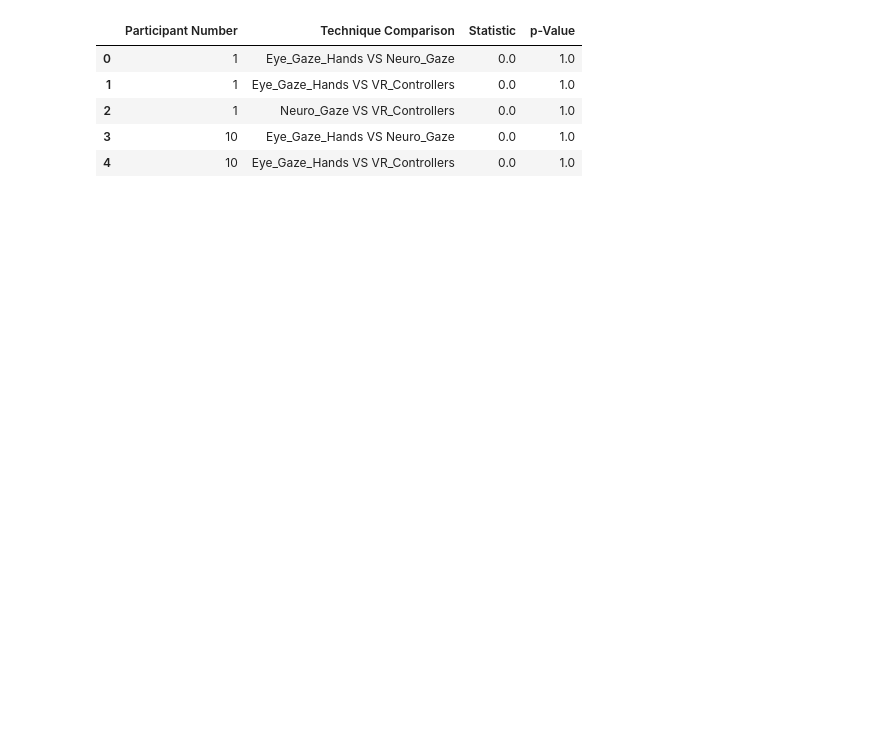
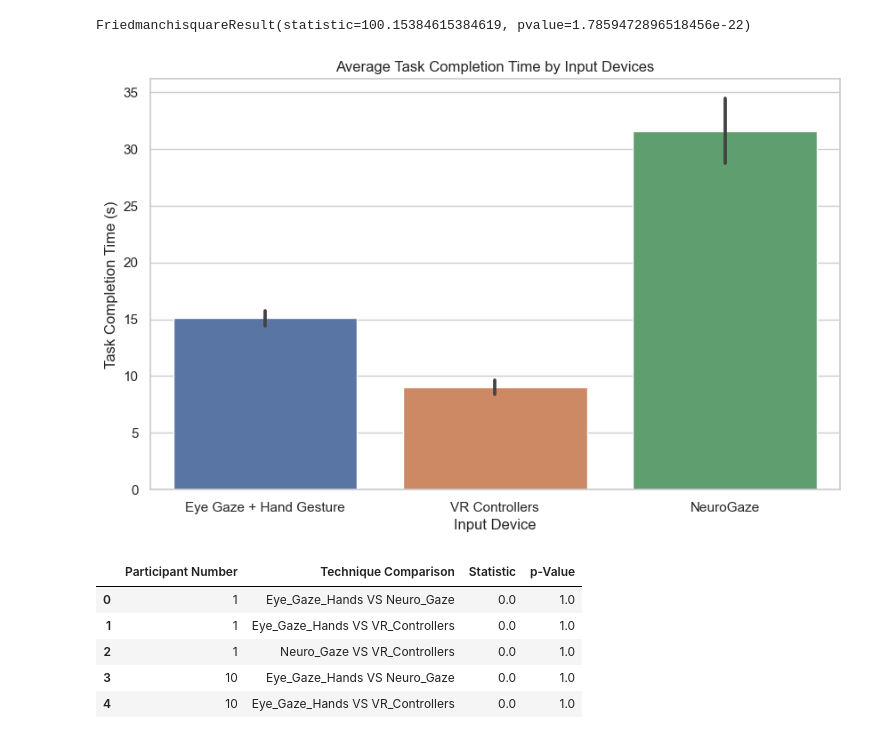
Before and after one commit to Wanyea/NeuroGaze, a Jupyter notebook: Data Analysis/New Evaluation/accuracy_task_eval.ipynb, the cells around one changed output. Drawn from its saved outputs; the diff is of its cells as text; code cells hidden in the pictures; blank space fills up the shorter version.

```diff
--- a/Data Analysis/New Evaluation/accuracy_task_eval.ipynb
+++ b/Data Analysis/New Evaluation/accuracy_task_eval.ipynb
@@ -6,17 +6,3 @@ import matplotlib.pyplot as plt
 import seaborn as sns
 
 from scipy.stats import friedmanchisquare
-# %%
-# I need to perform friedman test on all three coumns in the avg_task_completion_time.csv
-# file. I will use the friedmanchisquare function from the scipy.stats library to perform
-# the test. This function will return the test statistic and the p-value. I will then
-# compare the p-value to the significance level to determine if the null hypothesis can
-# be rejected.
-matplotlib.rcParams['font.family'] = 'Times New Roman'
-# Load the data
-data = pd.read_csv('round_duration.csv')
-
-# Perform the friedman test
-stat = friedmanchisquare(data['Eye_Gaze_Hands'], data['Neuro_Gaze'], data['VR_Controllers'])
-
-print(stat)
@@ -54,3 +63,50 @@ FriedmanchisquareResult(statistic=100.15384615384619, pvalue=1.7859472896518456e
+# %%
+from matplotlib.font_manager import FontProperties
+import matplotlib.pyplot as plt
+import seaborn as sns
+import pandas as pd
+from scipy.stats import friedmanchisquare
+
+# Load your DataFrame
+data = pd.read_csv('round_duration.csv')
+
+# Perform the friedman test
+stat = friedmanchisquare(data['Eye_Gaze_Hands'], data['Neuro_Gaze'], data['VR_Controllers'])
+print(stat)
+
+# Specify the full path to your Times New Roman font file
+times_new_roman_font_path = '/path/to/TimesNewRoman.ttf'  # Update this path
+times_font = FontProperties(fname=times_new_roman_font_path)
+
+# Melt the DataFrame to long format for plotting
+data_long = data.melt(value_vars=['Eye_Gaze_Hands', 'Neuro_Gaze', 'VR_Controllers'],
+                      var_name='Input Device', value_name='Task Completion Time (s)')
+
+# Plot settings
+sns.set(style="whitegrid")
+fig, ax = plt.subplots(figsize=(10, 6))
+
+# Create the bar plot with error bars
+sns.barplot(x='Input Device', y='Task Completion Time (s)', data=data_long,
+            ax=ax, errorbar=('ci', 95),
+            order=['Eye_Gaze_Hands', 'VR_Controllers', 'Neuro_Gaze'])
+
+# Use FontProperties to set font by path
+for item in ([ax.title, ax.xaxis.label, ax.yaxis.label] +
+             ax.get_xticklabels() + ax.get_yticklabels()):
+    item.set_fontproperties(times_font)
+
+# Customize plot with titles and labels
+ax.set_title('Average Task Completion Time by Input Devices', fontproperties=times_font)
+ax.set_xlabel('Input Device', fontproperties=times_font)
+ax.set_ylabel('Task Completion Time (s)', fontproperties=times_font)
+ax.set_xticklabels(['Eye Gaze + Hand Gesture', 'VR Controllers', 'NeuroGaze'], fontproperties=times_font)
+
+# Show the plot
+plt.show()
+# %% [output]
+FriedmanchisquareResult(statistic=100.15384615384619, pvalue=1.7859472896518456e-22)
+[figure, added]
 # %%
 from scipy.stats import wilcoxon
 
```
Also changed, not shown: parts of 3 cells of this notebook, 12 other files.
